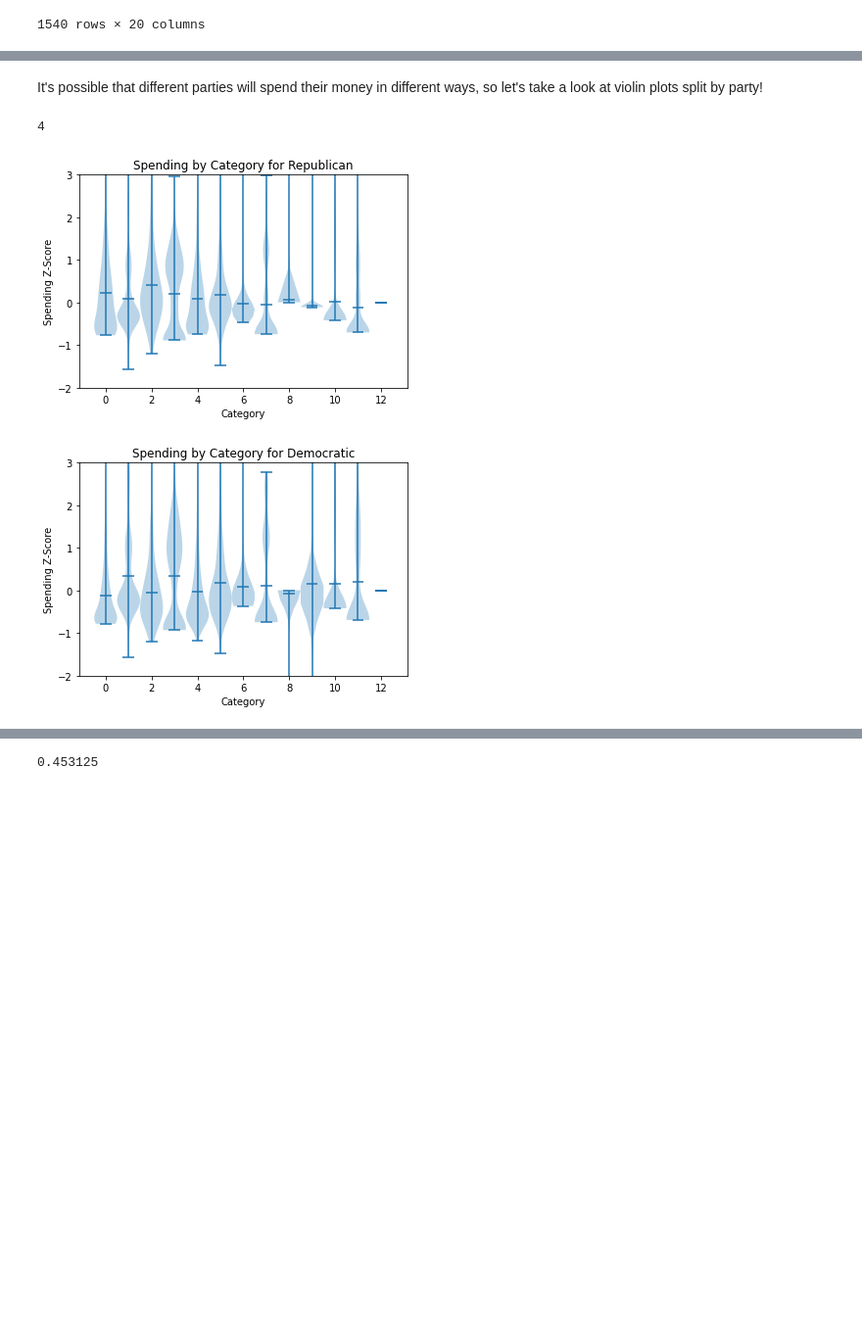
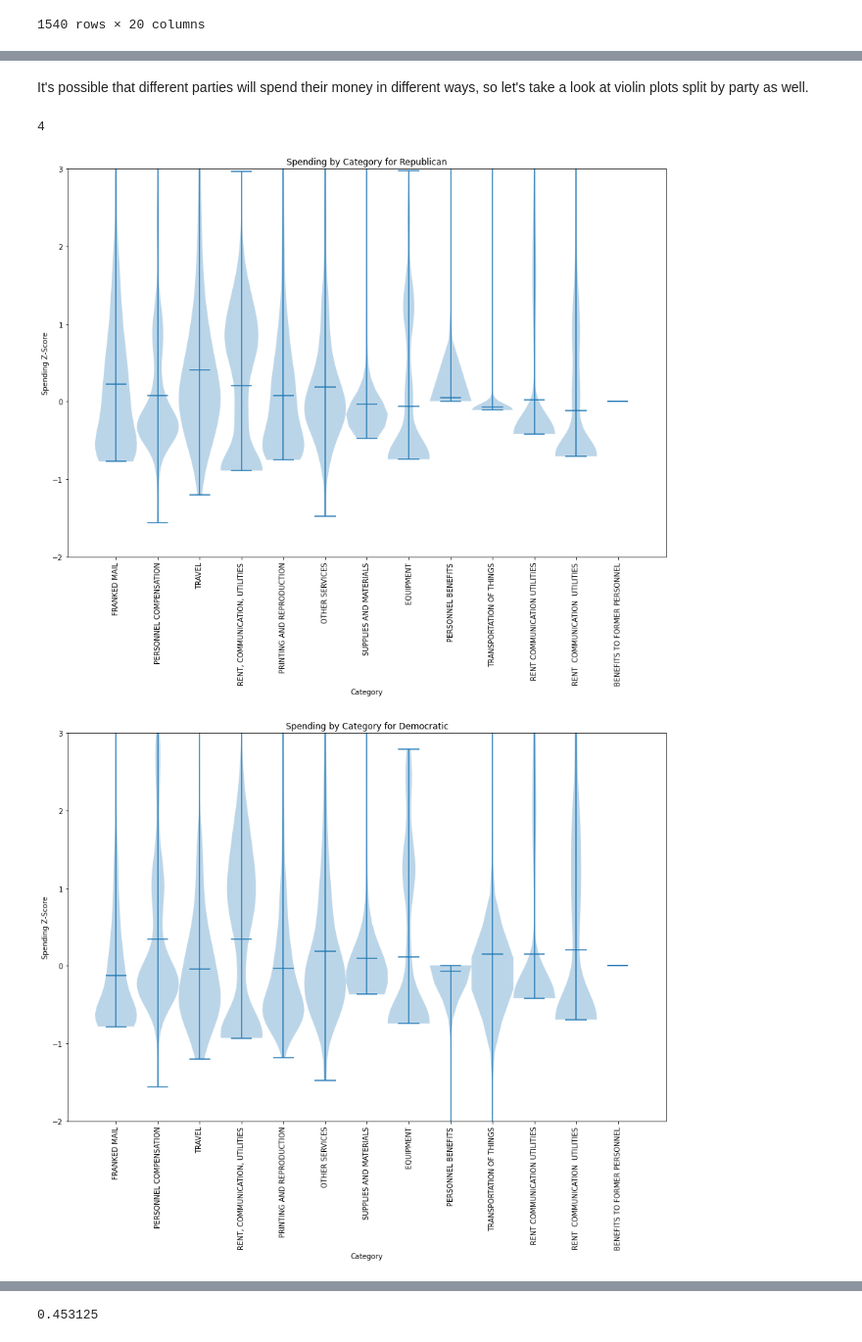
Before and after one commit to AndrewTrackim/cmsc320-final, a Jupyter notebook: final_tutorial.ipynb, the cells around one changed output, grey strips where cells are left out. Shown at 98% size. Drawn from its saved outputs; the diff is of its cells as text; code cells hidden in the pictures; blank space fills up the shorter version.

```diff
--- a/final_tutorial.ipynb
+++ b/final_tutorial.ipynb
@@ -365,6 +365,7 @@ From these results it seems like both parameters are close in performance but we
 The second parameter we want to tune is the number of neighbors the model is considering. To do this we are training models for intervals of 5 between 5 and 300 to see where the accuracy of the model peak or starts having diminishing returns.
 # %%
 from sklearn.model_selection import GridSearchCV
+plt.rcParams['figure.figsize'] = [15, 10]
 # A function that takes in a K-NN model and values of k to test and displays graph representing the results
 def graphk(knn_model, test_k, folds = 10):
     params=[{
@@ -922,5 +924,8 @@ ax.set_xlabel("Category")
 ax.set_ylabel("Spending Z-Score")
 ax.set_title("spending by category")
 plt. ylim(-2, 2)
-fig.savefig("violin.png")
+
+plt.xticks(rotation = 90) # Rotates X-Axis Ticks by 45-degrees
+ax.xaxis.set_ticks(range(len(categories)))  # Set the X-Axis Ticks
+ax.set_xticklabels(categories);
 # %% [output]
@@ -928,33 +933,38 @@ fig.savefig("violin.png")
 # %% [markdown]
-It's possible that different parties will spend their money in different ways, so let's take a look at violin plots split by party!
+It's possible that different parties will spend their money in different ways, so let's take a look at violin plots split by party as well.
 # %%
 party_dfs = []
 
 # split into two dfs for parties
 for party in victory_df['PARTY'].unique():
     party_dfs.append(victory_df[victory_df['PARTY'] == party])
 # victory_df.groupby('PARTY').apply(lambda x: party_dfs.append(x))
 
 # now graph violins for each!
-
-print(len(party_dfs[2]))
+# Code to change default plot size:
 # make an array of all the categories we want to plot
 for df in party_dfs:
     fig, ax = plt.subplots()
+
+
     category_data = []
     for category in categories:
         # get the data for the category
         category_data.append(df[category].values)
 
     #print (category_data)
     ax.violinplot(category_data,range(len(categories)),widths=1,showmeans=True)
 
     ax.set_xlabel("Category")
     ax.set_ylabel("Spending Z-Score")
     ax.set_title("Spending by Category for " + df['PARTY'].values[0])
     plt. ylim(-2, 3)
     fig.savefig("partiesViolin.png")
+
+    plt.xticks(rotation = 90) # Rotates X-Axis Ticks by 45-degrees
+    ax.xaxis.set_ticks(range(len(categories)))  # Set the X-Axis Ticks
+    ax.set_xticklabels(categories)
 # %% [output]
 4
-[figure, old version]
+[figure, new version]
-[figure, old version]
+[figure, new version]
```
Also changed, not shown: parts of 13 cells of this notebook, 1 other file.
